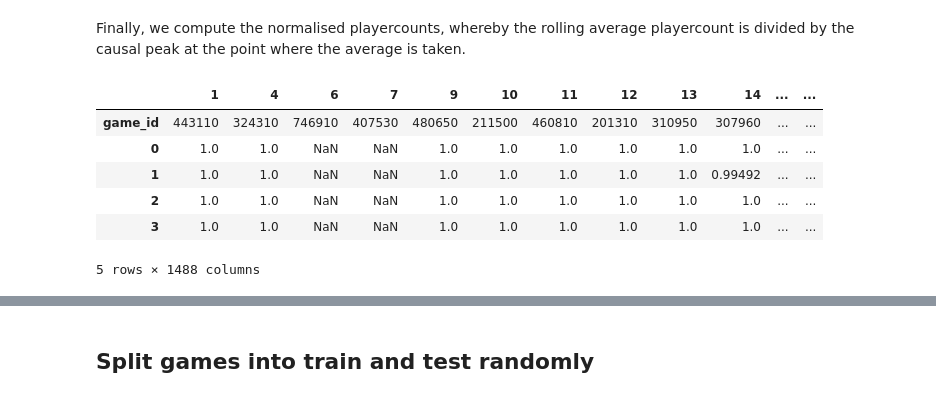
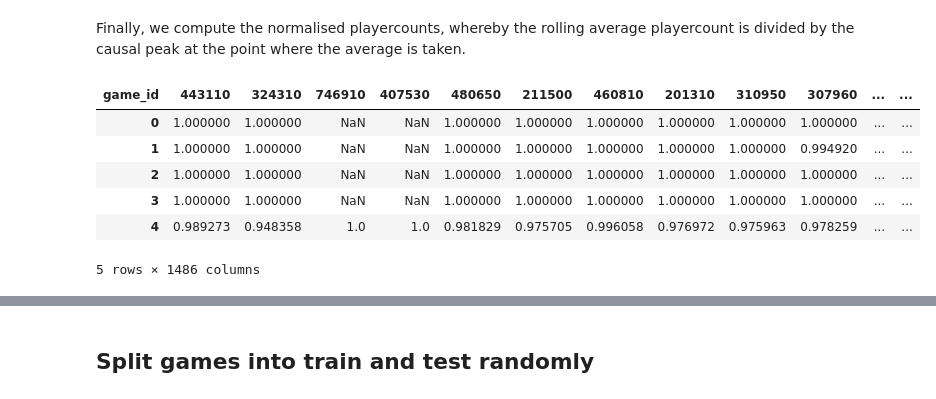
Before and after one commit to su-jai/player_forecasting, a Jupyter notebook: notebooks/data_engineering.ipynb, the cells around one changed output, grey strips where cells are left out. Saved outputs shown, nothing was run; the diff lists cells and outputs as text; code cells hidden in the pictures.

```diff
--- a/notebooks/data_engineering.ipynb
+++ b/notebooks/data_engineering.ipynb
@@ -142,0 +87,4 @@ rolling_average.head()
+# %%
+pre_covid_av_t = deepcopy(pre_covid_raw_t)
+pre_covid_av_t = pre_covid_av_t.rolling(14, min_periods=1).mean()
+pre_covid_av_t.head()
@@ -145,4 +104,3 @@ Now we compute the causal peaks for later useage using cummax.
 # %%
-causal_peak = deepcopy(rolling_average)
-causal_peak.iloc[1:] = causal_peak.iloc[1:].cummax()
-causal_peak.iloc[800:900].head()
+causal_peaks_av = deepcopy(pre_covid_av_t)
+causal_peaks_av = causal_peaks_av.cummax()
@@ -157,11 +107,12 @@ causal_peak.iloc[800:900].head()
 # %%
 # remove games which never had more than 100 players at their rolling all time high average (duds).
 dud_cols = []
-all_time_highs = causal_peak.iloc[-1].tolist()
+all_time_highs = causal_peaks_av.iloc[-1].tolist()
 for i in range(len(all_time_highs)):
-    if all_time_highs[i] < 100:
+    if all_time_highs[i] < 100 or pd.isna(all_time_highs[i]):
         dud_cols.append(i)
 
 print(dud_cols)
+print(len(dud_cols))
 # %% [output]
 [0, 2, 3, 5, 8, 16, 18, 20, 28, 29, 30, 38, 41, 51, 53, 56, 58, 61, 63, 68, 70, 72, 73, 74, 77, 78, 83, 85, 86, 88, 89, 91, 92, 93, 99, 105, 106, 114, 127, 131, 133, 138, 141, 143, 144, 149, 150, 158, ...
@@ -168,5 +120,6 @@ print(dud_cols)
 # %%
-causal_peak = causal_peak.drop(columns = dud_cols)
-rolling_average = rolling_average.drop(columns = dud_cols)
+causal_peaks_av = causal_peaks_av.drop(causal_peaks_av.columns[dud_cols], axis=1)
+pre_covid_av_t = pre_covid_av_t.drop(pre_covid_av_t.columns[dud_cols], axis=1)
 
-causal_peak.head()
+causal_peaks_raw = causal_peaks_raw.drop(causal_peaks_raw.columns[dud_cols], axis=1)
+pre_covid_raw_t = pre_covid_raw_t.drop(pre_covid_raw_t.columns[dud_cols], axis=1)
@@ -181,15 +129,15 @@ causal_peak.head()
 # %% [markdown]
 Finally, we compute the normalised playercounts, whereby the rolling average playercount is divided by the causal peak at the point where the average is taken.
 # %%
-norm_counts = deepcopy(rolling_average)
-norm_counts.iloc[1:] = norm_counts.iloc[1:].div(causal_peak.iloc[1:])
-norm_counts.head()
+caus_norm_av = deepcopy(pre_covid_av_t)
+caus_norm_av = caus_norm_av.div(causal_peaks_av)
+caus_norm_av.head()
 # %% [output]
-|  | 1 | 4 | 6 | 7 | 9 | 10 | 11 | 12 | 13 | 14 | ... | ... |
 | game_id | 443110 | 324310 | 746910 | 407530 | 480650 | 211500 | 460810 | 201310 | 310950 | 307960 | ... | ... |
-| 0 | 1.0 | 1.0 | NaN | NaN | 1.0 | 1.0 | 1.0 | 1.0 | 1.0 | 1.0 | ... | ... |
-| 1 | 1.0 | 1.0 | NaN | NaN | 1.0 | 1.0 | 1.0 | 1.0 | 1.0 | 0.99492 | ... | ... |
-| 2 | 1.0 | 1.0 | NaN | NaN | 1.0 | 1.0 | 1.0 | 1.0 | 1.0 | 1.0 | ... | ... |
-| 3 | 1.0 | 1.0 | NaN | NaN | 1.0 | 1.0 | 1.0 | 1.0 | 1.0 | 1.0 | ... | ... |
+| 0 | 1.000000 | 1.000000 | NaN | NaN | 1.000000 | 1.000000 | 1.000000 | 1.000000 | 1.000000 | 1.000000 | ... | ... |
+| 1 | 1.000000 | 1.000000 | NaN | NaN | 1.000000 | 1.000000 | 1.000000 | 1.000000 | 1.000000 | 0.994920 | ... | ... |
+| 2 | 1.000000 | 1.000000 | NaN | NaN | 1.000000 | 1.000000 | 1.000000 | 1.000000 | 1.000000 | 1.000000 | ... | ... |
+| 3 | 1.000000 | 1.000000 | NaN | NaN | 1.000000 | 1.000000 | 1.000000 | 1.000000 | 1.000000 | 1.000000 | ... | ... |
+| 4 | 0.989273 | 0.948358 | 1.0 | 1.0 | 0.981829 | 0.975705 | 0.996058 | 0.976972 | 0.975963 | 0.978259 | ... | ... |
-5 rows × 1488 columns
+5 rows × 1486 columns
 # %%
```
Also changed, not shown: parts of 37 cells of this notebook.
